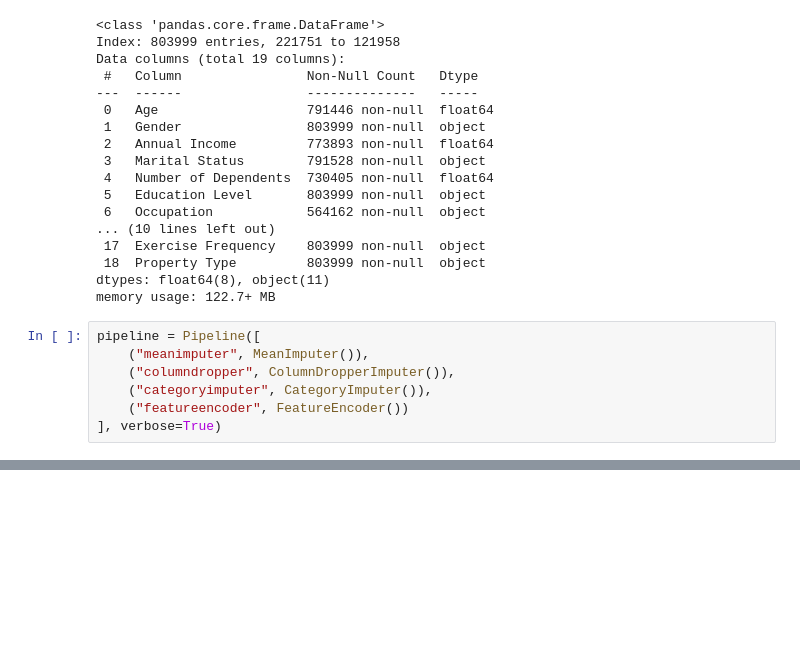
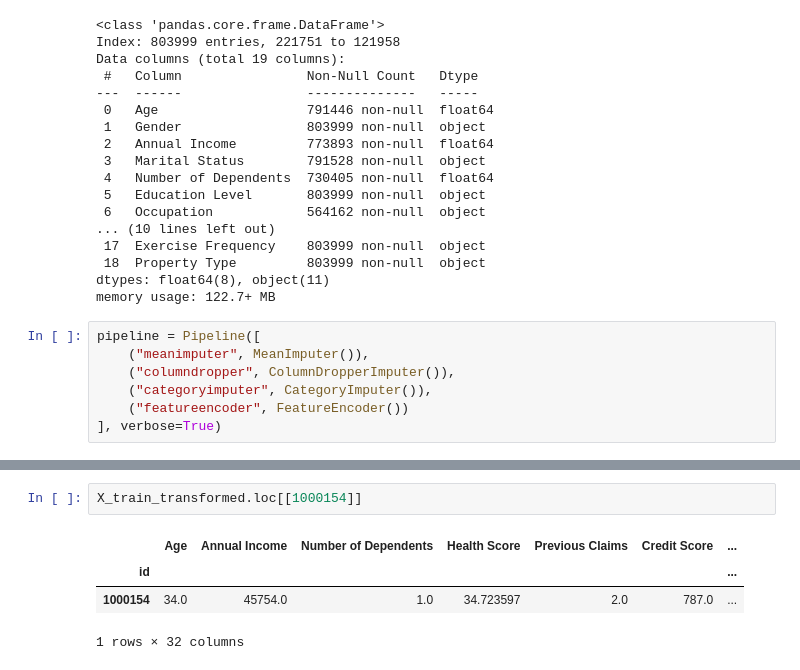
Before and after one commit to NK0901/InsurancePremiumPredictor, a Jupyter notebook: Insurance-Premium-Predictor.ipynb, the cells around one changed output, grey strips where cells are left out. Drawn from its saved outputs; the diff is of its cells as text; blank space fills up the shorter version.

```diff
--- a/Insurance-Premium-Predictor.ipynb
+++ b/Insurance-Premium-Predictor.ipynb
@@ -589,2 +625,9 @@ X_train.loc[[1000154]]
+# %%
+X_train_transformed.loc[[1000154]]
+# %% [output]
+|  | Age | Annual Income | Number of Dependents | Health Score | Previous Claims | Credit Score | ... |
+| id |  |  |  |  |  |  | ... |
+| 1000154 | 34.0 | 45754.0 | 1.0 | 34.723597 | 2.0 | 787.0 | ... |
+1 rows × 32 columns
 # %%
 X_train_transformed.isna().sum()
```
Also changed, not shown: parts of 5 cells of this notebook.
